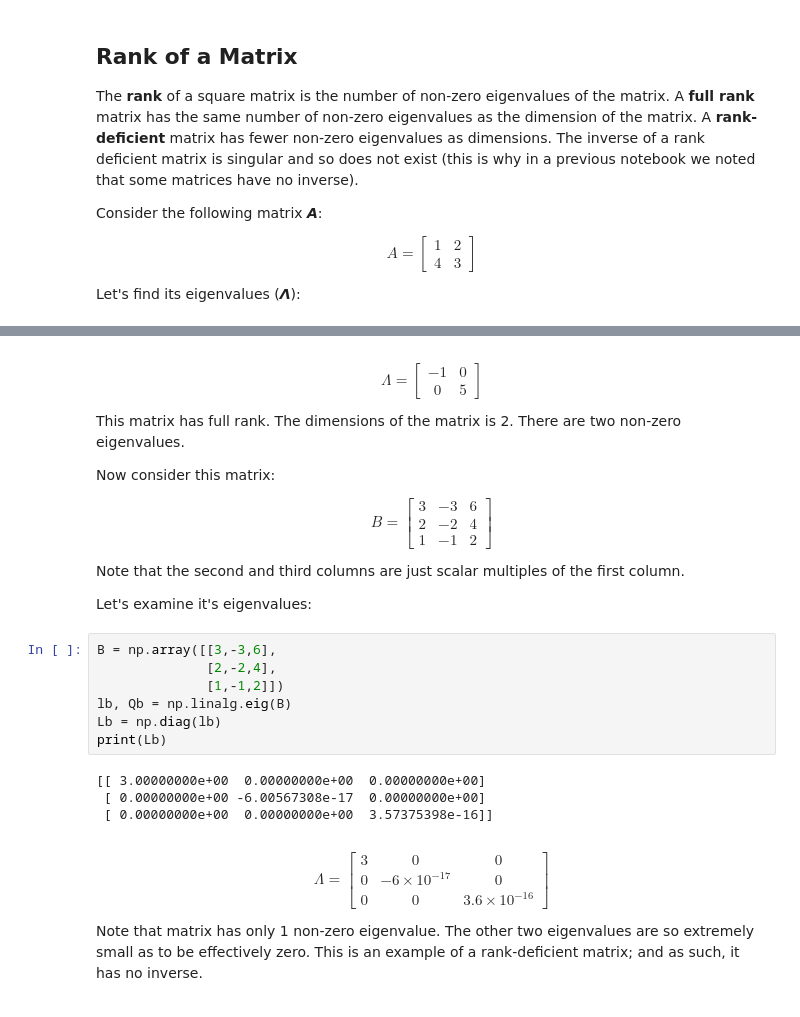
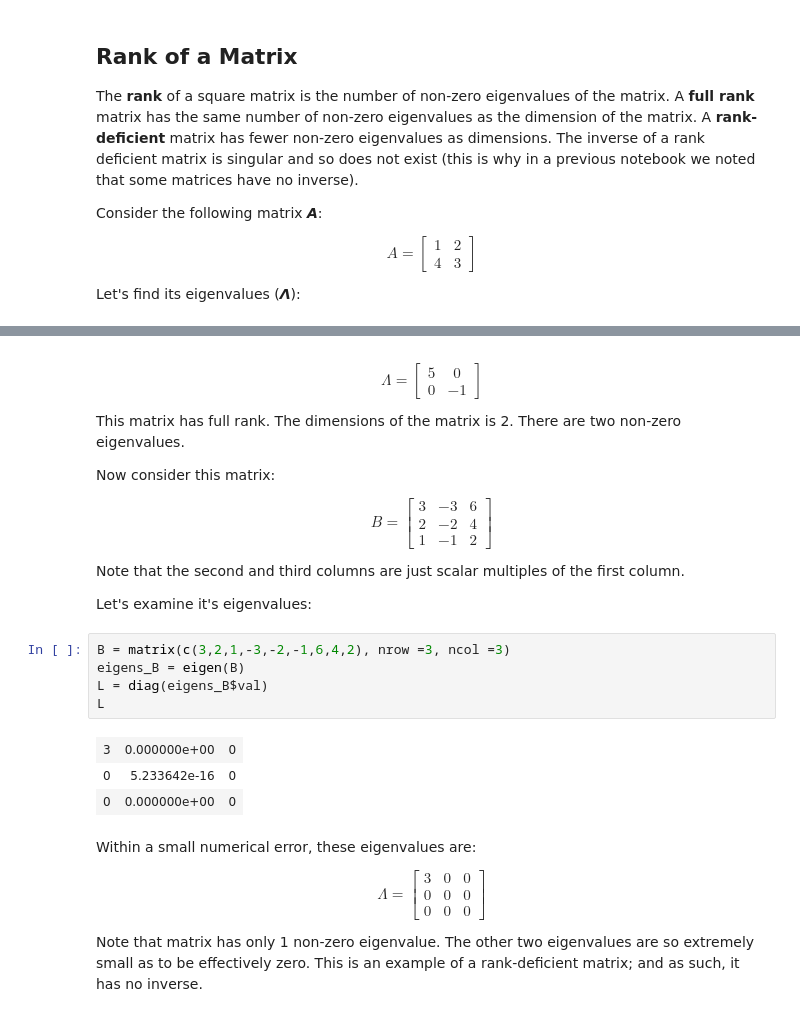
Before and after one commit to rsmct2011/Essential-Math-R, a Jupyter notebook: Module03/03-05-Transformations Eigenvectors and Eigenvalues.ipynb, the cells around one changed output, grey strips where cells are left out. Drawn from its saved outputs; the diff is of its cells as text.

```diff
--- a/Module03/03-05-Transformations Eigenvectors and Eigenvalues.ipynb
+++ b/Module03/03-05-Transformations Eigenvectors and Eigenvalues.ipynb
@@ -769,5 +749,5 @@ print(L)
 # %% [markdown]
-$$\Lambda=\begin{bmatrix}-1 & 0\\0 & 5\end{bmatrix}$$
+$$\Lambda=\begin{bmatrix}5 & 0\\0 & -1\end{bmatrix}$$
 
 This matrix has full rank. The dimensions of the matrix is 2. There are two non-zero eigenvalues.
 
@@ -778,19 +758,19 @@ $$B=\begin{bmatrix}3 & -3 & 6\\2 & -2 & 4\\1 & -1 & 2\end{bmatrix}$$
 Note that the second and third columns are just scalar multiples of the first column.
 
 Let's examine it's eigenvalues:
-# %%
-B = np.array([[3,-3,6],
-              [2,-2,4],
-              [1,-1,2]])
-lb, Qb = np.linalg.eig(B)
-Lb = np.diag(lb)
-print(Lb)
-# %% [output]
-[[ 3.00000000e+00  0.00000000e+00  0.00000000e+00]
- [ 0.00000000e+00 -6.00567308e-17  0.00000000e+00]
- [ 0.00000000e+00  0.00000000e+00  3.57375398e-16]]
+# %%
+B = matrix(c(3,2,1,-3,-2,-1,6,4,2), nrow =3, ncol =3)
+eigens_B = eigen(B)
+L = diag(eigens_B$val)
+L
+# %% [output]
+| 3 | 0.000000e+00 | 0 |
+| 0 | 5.233642e-16 | 0 |
+| 0 | 0.000000e+00 | 0 |
 # %% [markdown]
-$$\Lambda=\begin{bmatrix}3 & 0& 0\\0 & -6\times10^{-17} & 0\\0 & 0 & 3.6\times10^{-16}\end{bmatrix}$$
+Within a small numerical error, these eigenvalues are:
+
+$$\Lambda=\begin{bmatrix}3 & 0& 0\\0 & 0 & 0\\0 & 0 & 0\end{bmatrix}$$
 
 Note that matrix has only 1 non-zero eigenvalue. The other two eigenvalues are so extremely small as to be effectively zero. This is an example of a rank-deficient matrix; and as such, it has no inverse.
 # %% [markdown]
```
Also changed, not shown: parts of 37 cells of this notebook.
